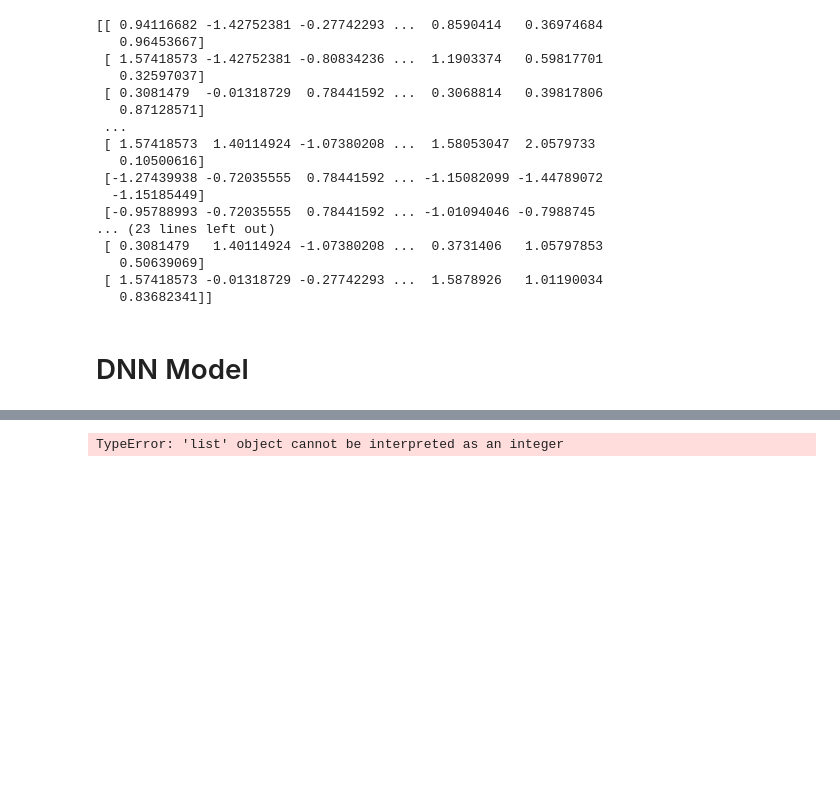
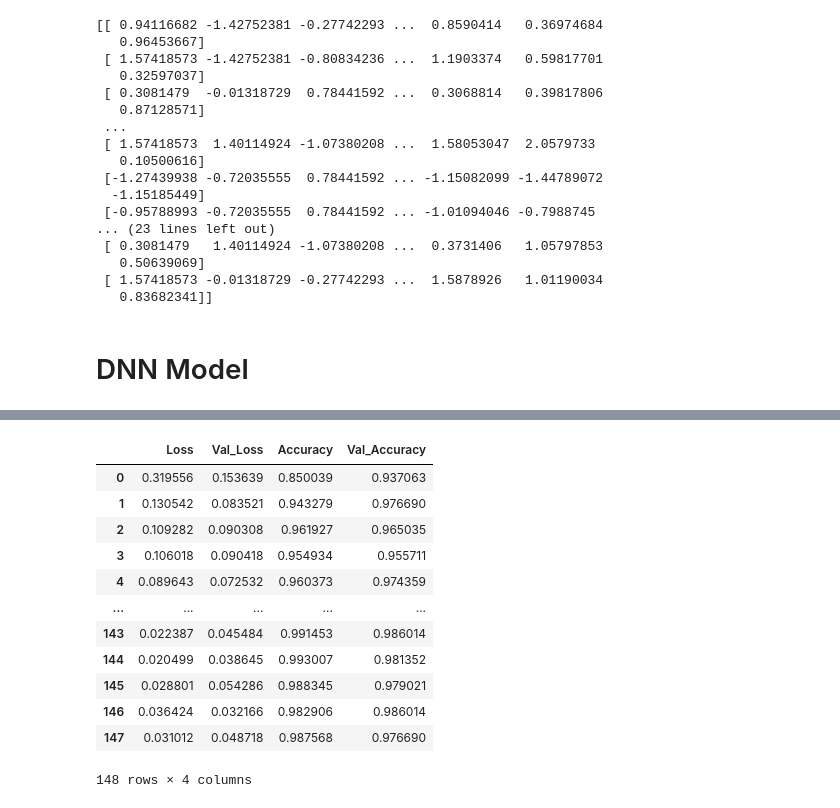
Before and after one commit to jongyunwoo/knocking-classification-and-multi-regression, a Jupyter notebook: classification/knocking classification.ipynb, the cells around one changed output, grey strips where cells are left out. Cells and saved outputs as stored; diff of their text form; code cells hidden in the pictures; blank space fills up the shorter version.

```diff
--- a/classification/knocking classification.ipynb
+++ b/classification/knocking classification.ipynb
@@ -199,5 +196,17 @@ plt.show()
 # %%
-loss_accuracy_df = pd.DataFrame([loss[i] for i in range(history.epoch)], columns=['Loss', 'Val_Loss', 'Accuracy', 'Val_Accuracy'])
+loss_accuracy_df = pd.DataFrame(((loss[i], val_loss[i], accuracy[i], val_accuracy[i]) for i in range(len(history.epoch))), columns=['Loss', 'Val_Loss', 'Accuracy', 'Val_Accuracy'])
 loss_accuracy_df
 # %% [output]
+|  | Loss | Val_Loss | Accuracy | Val_Accuracy |
+| 0 | 0.319556 | 0.153639 | 0.850039 | 0.937063 |
+| 1 | 0.130542 | 0.083521 | 0.943279 | 0.976690 |
+| 2 | 0.109282 | 0.090308 | 0.961927 | 0.965035 |
+| 3 | 0.106018 | 0.090418 | 0.954934 | 0.955711 |
+| 4 | 0.089643 | 0.072532 | 0.960373 | 0.974359 |
+| ... | ... | ... | ... | ... |
+| 143 | 0.022387 | 0.045484 | 0.991453 | 0.986014 |
+| 144 | 0.020499 | 0.038645 | 0.993007 | 0.981352 |
+| 145 | 0.028801 | 0.054286 | 0.988345 | 0.979021 |
+| 146 | 0.036424 | 0.032166 | 0.982906 | 0.986014 |
+| 147 | 0.031012 | 0.048718 | 0.987568 | 0.976690 |
-TypeError: 'list' object cannot be interpreted as an integer
+148 rows × 4 columns
```
Also changed, not shown: parts of 20 cells of this notebook.
